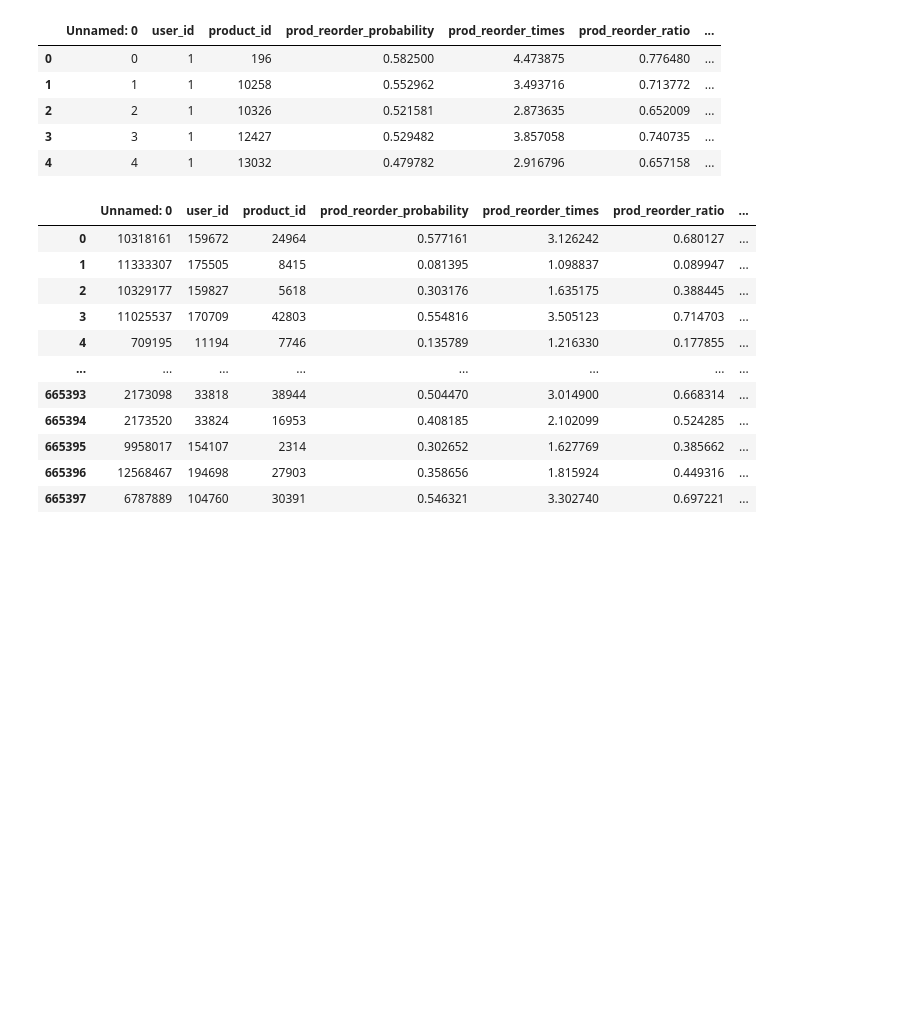
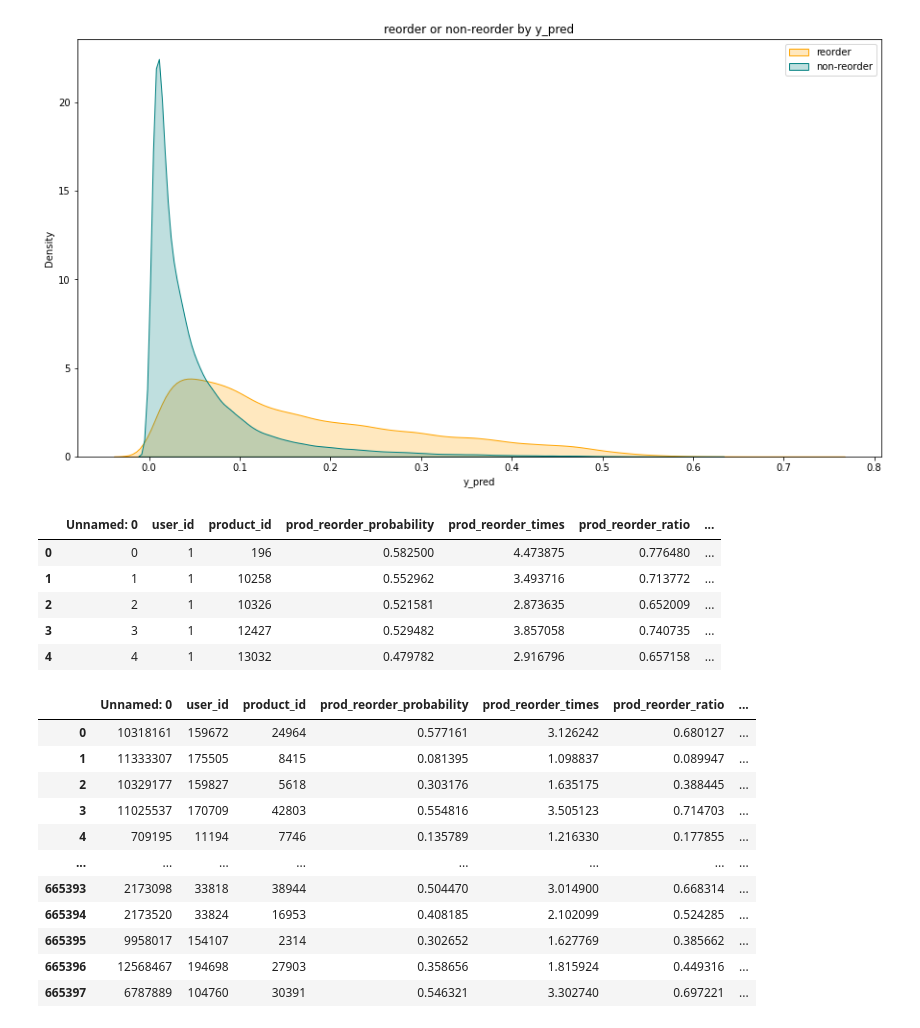
Before and after one commit to LoriWLY/prod, a Jupyter notebook: density plot split by target variable.ipynb, the cells around one changed output. Drawn from its saved outputs; the diff is of its cells as text; code cells hidden in the pictures; blank space fills up the shorter version.

```diff
--- a/density plot split by target variable.ipynb
+++ b/density plot split by target variable.ipynb
@@ -5,3 +5,6 @@ import pandas as pd
 import seaborn as sns
 import matplotlib.pyplot as plt
 %matplotlib inline
+# %%
+train_sample_pred= pd.read_csv("train_sample_pred.csv")
+train_sample_pred
@@ -8,3 +25,14 @@ import matplotlib.pyplot as plt
+# %%
+plt.figure(figsize=(15,8))
+ax = sns.kdeplot(train_sample_pred["y_pred"][train_sample_pred.recorded == 1], color="orange", shade=True)
+sns.kdeplot(train_sample_pred["y_pred"][train_sample_pred.recorded == 0], color="teal", shade=True)
+plt.legend(['reorder', 'non-reorder'])
+plt.title('reorder or non-reorder by y_pred')
+ax.set(xlabel='y_pred')
+# plt.xlim(-0.01,1)
+plt.show()
+# %% [output]
+[figure, added]
 # %%
 train_data= pd.read_csv("train_data.csv")
 # %%
```
Also changed, not shown: parts of 1 cell of this notebook.
